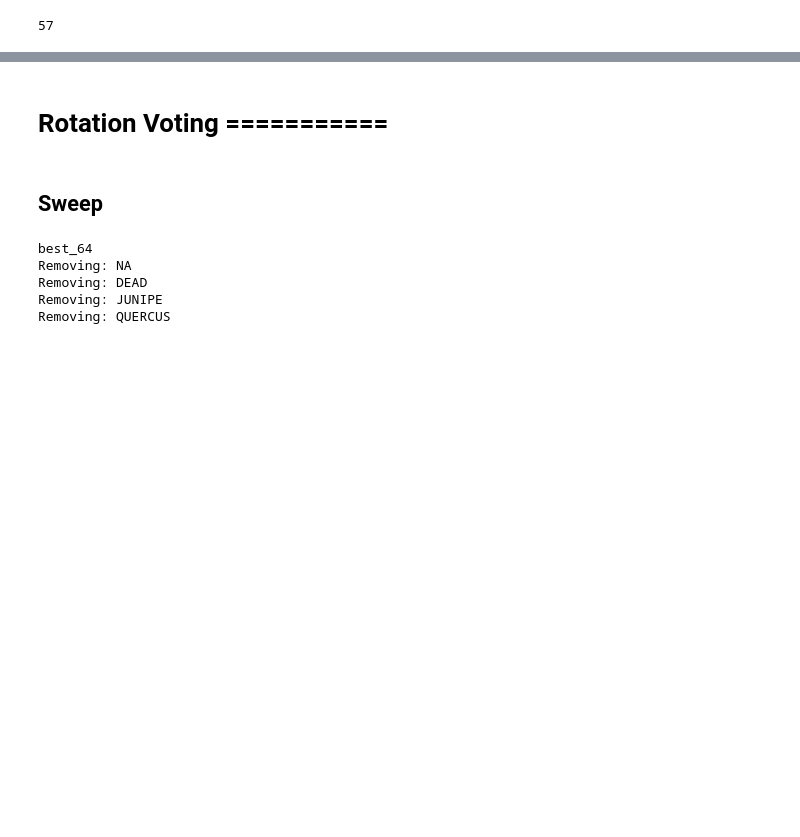
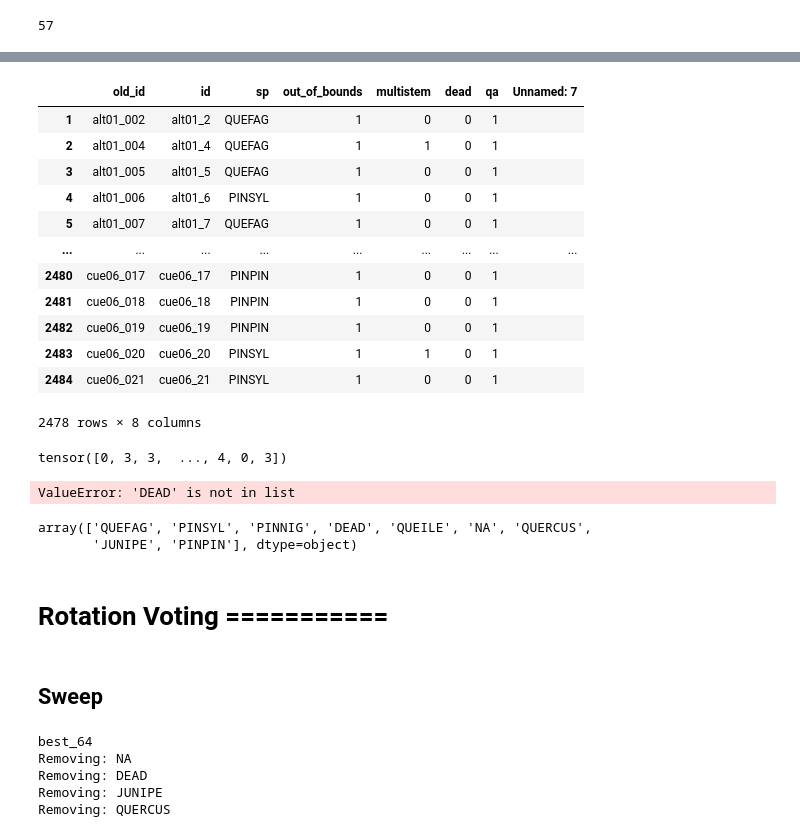
Before and after one commit to mataln/laser-trees, a Jupyter notebook: notebooks/rotation_vote.ipynb, the cells around one changed output, grey strips where cells are left out. Drawn from its saved outputs; the diff is of its cells as text; code cells hidden in the pictures; blank space fills up the shorter version.

```diff
--- a/notebooks/rotation_vote.ipynb
+++ b/notebooks/rotation_vote.ipynb
@@ -411,0 +464,29 @@ val_meta_frame[val_meta_frame['multistem']==1]
+# %%
+data.meta_frame
+# %% [output]
+|  | old_id | id | sp | out_of_bounds | multistem | dead | qa | Unnamed: 7 |
+| 1 | alt01_002 | alt01_2 | QUEFAG | 1 | 0 | 0 | 1 |  |
+| 2 | alt01_004 | alt01_4 | QUEFAG | 1 | 1 | 0 | 1 |  |
+| 3 | alt01_005 | alt01_5 | QUEFAG | 1 | 0 | 0 | 1 |  |
+| 4 | alt01_006 | alt01_6 | PINSYL | 1 | 0 | 0 | 1 |  |
+| 5 | alt01_007 | alt01_7 | QUEFAG | 1 | 0 | 0 | 1 |  |
+| ... | ... | ... | ... | ... | ... | ... | ... | ... |
+| 2480 | cue06_017 | cue06_17 | PINPIN | 1 | 0 | 0 | 1 |  |
+| 2481 | cue06_018 | cue06_18 | PINPIN | 1 | 0 | 0 | 1 |  |
+| 2482 | cue06_019 | cue06_19 | PINPIN | 1 | 0 | 0 | 1 |  |
+| 2483 | cue06_020 | cue06_20 | PINSYL | 1 | 1 | 0 | 1 |  |
+| 2484 | cue06_021 | cue06_21 | PINSYL | 1 | 0 | 0 | 1 |  |
+2478 rows × 8 columns
+# %%
+data.labels
+# %% [output]
+tensor([0, 3, 3,  ..., 4, 0, 3])
+# %%
+frame_labels = [data.species.index(x) for x in list(data.meta_frame['sp'])]
+# %% [output]
+ValueError: 'DEAD' is not in list
+# %%
+data.meta_frame.sp.unique()
+# %% [output]
+array(['QUEFAG', 'PINSYL', 'PINNIG', 'DEAD', 'QUEILE', 'NA', 'QUERCUS',
+       'JUNIPE', 'PINPIN'], dtype=object)
```
Also changed, not shown: parts of 14 cells of this notebook.
